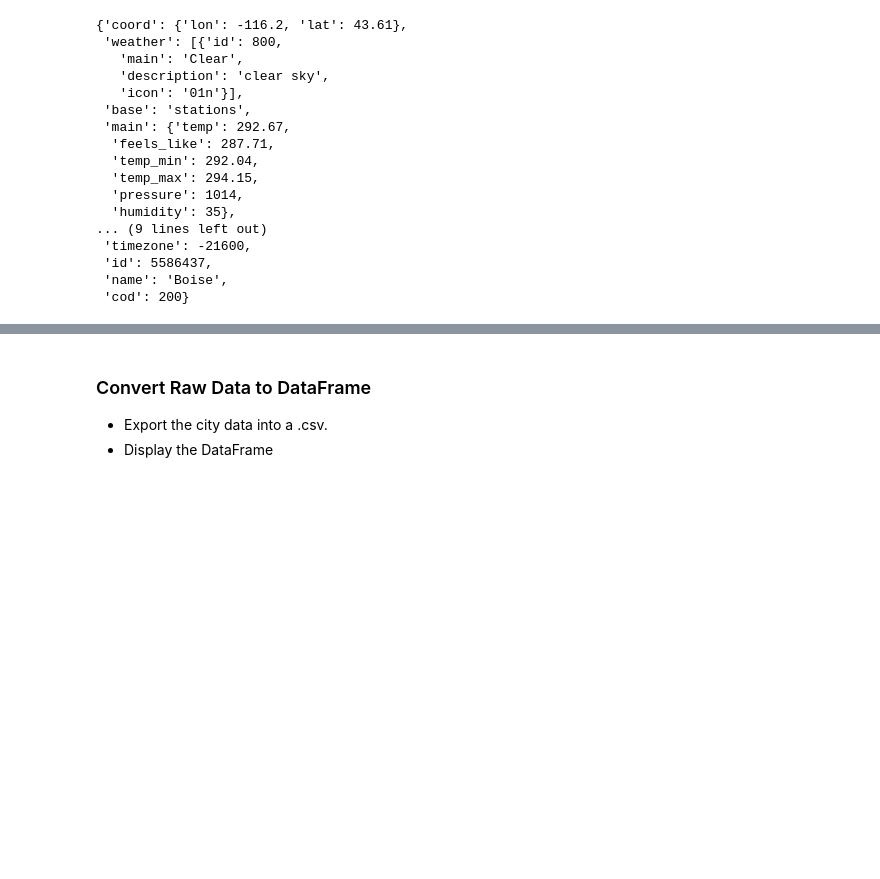
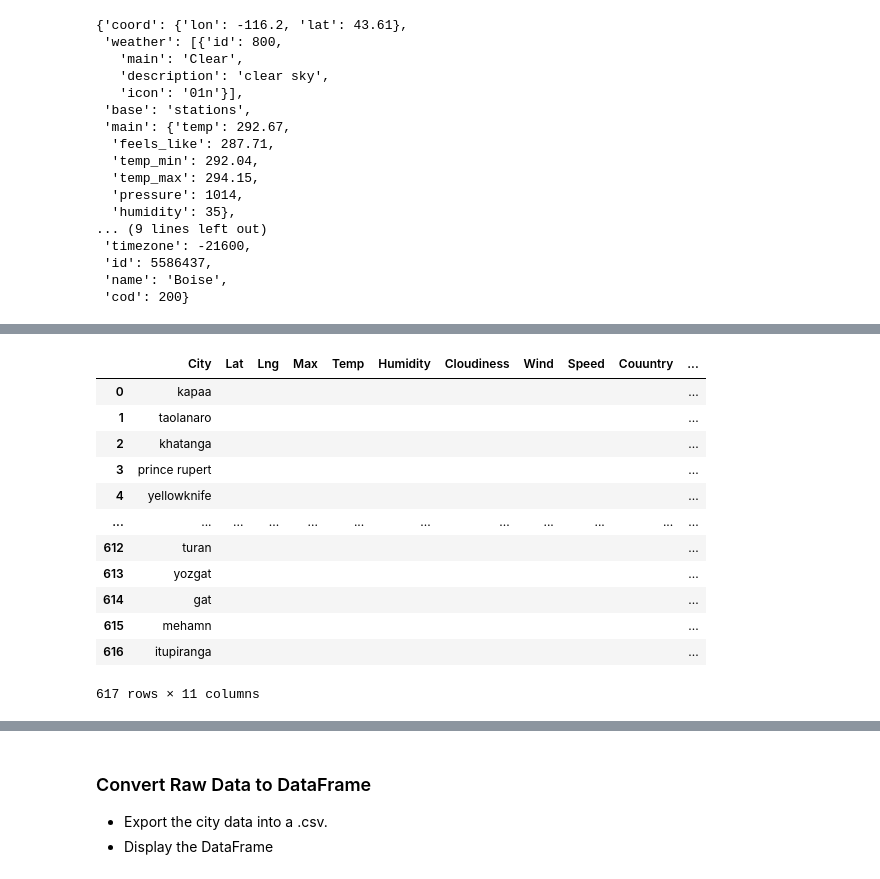
Before and after one commit to jaysueno/python-api-challenge, a Jupyter notebook: WeatherPy/WeatherPy_jay.ipynb, the cells around one changed output, grey strips where cells are left out. Cells and saved outputs as stored; diff of their text form; code cells hidden in the pictures; blank space fills up the shorter version.

Commit message:
working on populating data for df

```diff
--- a/WeatherPy/WeatherPy_jay.ipynb
+++ b/WeatherPy/WeatherPy_jay.ipynb
@@ -113,3 +128,35 @@ articles
+# %%
+# create a data frame with the cities list. Add columns for:
+# City, Lat, Lng, Max, Temp, Humidity, Cloudiness, Wind, Speed, Country, Date
+
+df = pd.DataFrame(cities)
+df["Lat"] = ""
+df["Lng"] = ""
+df["Max"] = ""
+df["Temp"] = ""
+df["Humidity"] = ""
+df["Cloudiness"] = ""
+df["Wind"] = ""
+df["Speed"] = ""
+df["Couuntry"] = ""
+df["Date"] = ""
+# df.columns = ['City']
+df.rename(columns={0 : 'City'}, inplace=True)
+df
+# %% [output]
+|  | City | Lat | Lng | Max | Temp | Humidity | Cloudiness | Wind | Speed | Couuntry | ... |
+| 0 | kapaa |  |  |  |  |  |  |  |  |  | ... |
+| 1 | taolanaro |  |  |  |  |  |  |  |  |  | ... |
+| 2 | khatanga |  |  |  |  |  |  |  |  |  | ... |
+| 3 | prince rupert |  |  |  |  |  |  |  |  |  | ... |
+| 4 | yellowknife |  |  |  |  |  |  |  |  |  | ... |
+| ... | ... | ... | ... | ... | ... | ... | ... | ... | ... | ... | ... |
+| 612 | turan |  |  |  |  |  |  |  |  |  | ... |
+| 613 | yozgat |  |  |  |  |  |  |  |  |  | ... |
+| 614 | gat |  |  |  |  |  |  |  |  |  | ... |
+| 615 | mehamn |  |  |  |  |  |  |  |  |  | ... |
+| 616 | itupiranga |  |  |  |  |  |  |  |  |  | ... |
+617 rows × 11 columns
 # %%
 # use the following site to pull the calls https://openweathermap.org/current
 # api call url - api.openweathermap.org/data/2.5/weather?q={city name}&appid={your api key}
```
Also changed, not shown: parts of 6 cells of this notebook.
